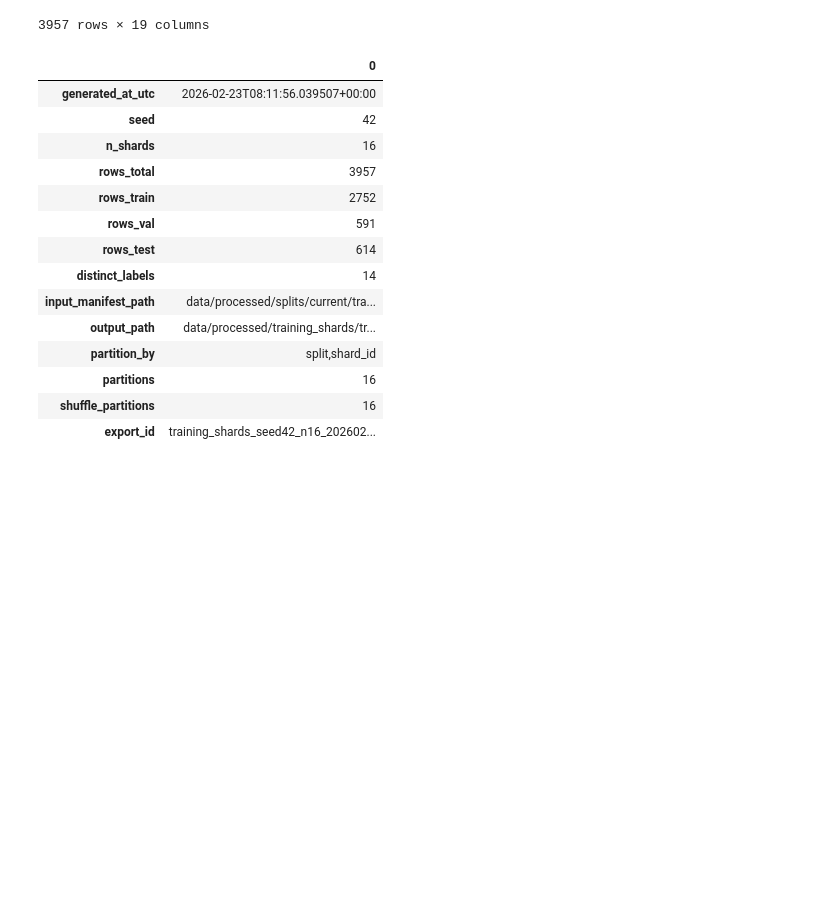
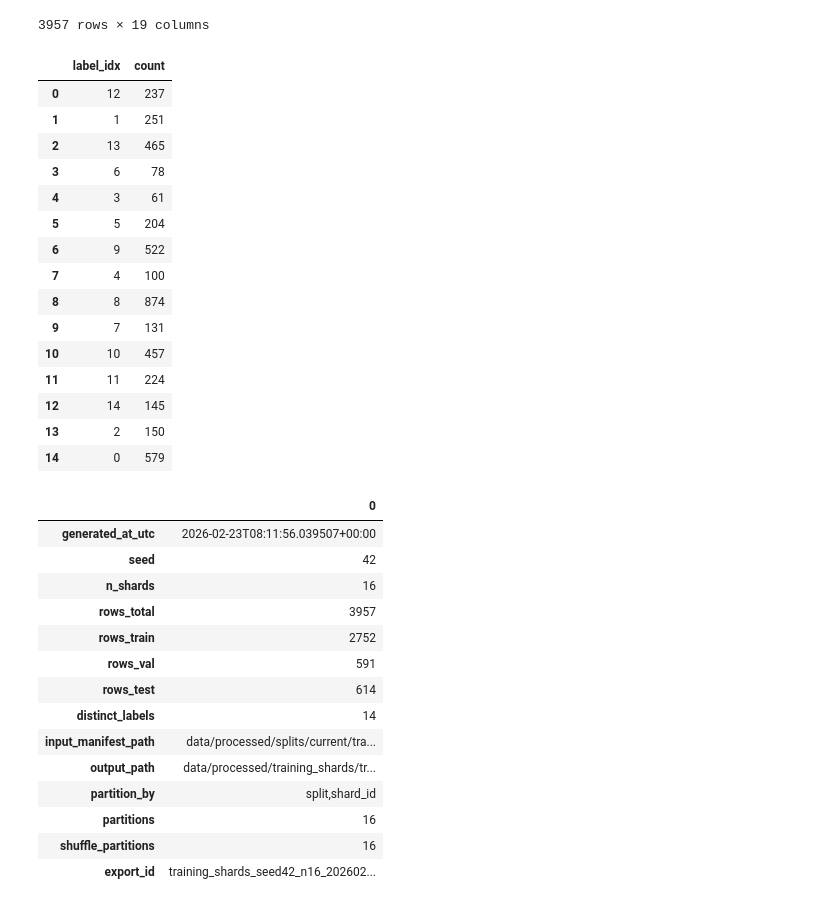
Before and after one commit to Dan-Popescu/Brain-Tumor-MRI-Classification, a Jupyter notebook: notebooks/display_processing_versions.ipynb, the cells around one changed output. Saved outputs shown, nothing was run; the diff lists cells and outputs as text; code cells hidden in the pictures; blank space fills up the shorter version.

```diff
--- a/notebooks/display_processing_versions.ipynb
+++ b/notebooks/display_processing_versions.ipynb
@@ -75,6 +94,26 @@ display(training_manifest.toPandas())
 | 3955 | 910d5e7b6ee08db283684c6cac6c8bc3f... | file:/home/dan/projects/ESGI/4A/T... | 6 | 50750 | True | data/processed/images_silver/v1/p... | 25689 | 502 | ... |
 | 3956 | e38d1bee239c8312a1bcdaf53cad72330... | file:/home/dan/projects/ESGI/4A/T... | 6 | 45415 | True | data/processed/images_silver/v1/p... | 24148 | 502 | ... |
 3957 rows × 19 columns
+# %%
+training_manifest = spark.read.parquet("../data/processed/splits/current/training_manifest.parquet")
+display(training_manifest.select("label_idx").groupBy("label_idx").count().toPandas())
+# %% [output]
+|  | label_idx | count |
+| 0 | 12 | 237 |
+| 1 | 1 | 251 |
+| 2 | 13 | 465 |
+| 3 | 6 | 78 |
+| 4 | 3 | 61 |
+| 5 | 5 | 204 |
+| 6 | 9 | 522 |
+| 7 | 4 | 100 |
+| 8 | 8 | 874 |
+| 9 | 7 | 131 |
+| 10 | 10 | 457 |
+| 11 | 11 | 224 |
+| 12 | 14 | 145 |
+| 13 | 2 | 150 |
+| 14 | 0 | 579 |
 # %%
 training_shards_versions = spark.read.parquet("../data/processed/training_shards_versions.parquet")
 display(training_shards_versions.orderBy("generated_at_utc", ascending=False).toPandas().T)
```
Also changed, not shown: parts of 2 cells of this notebook, 15 other files.
